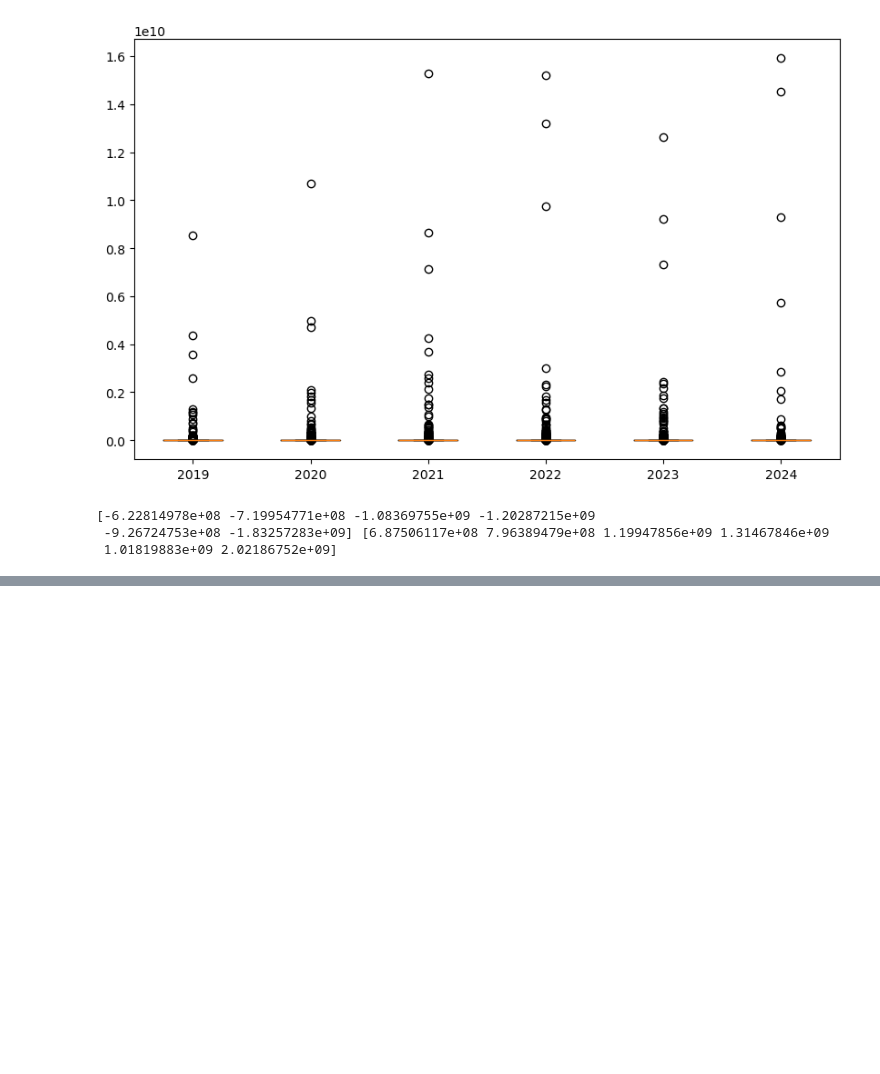
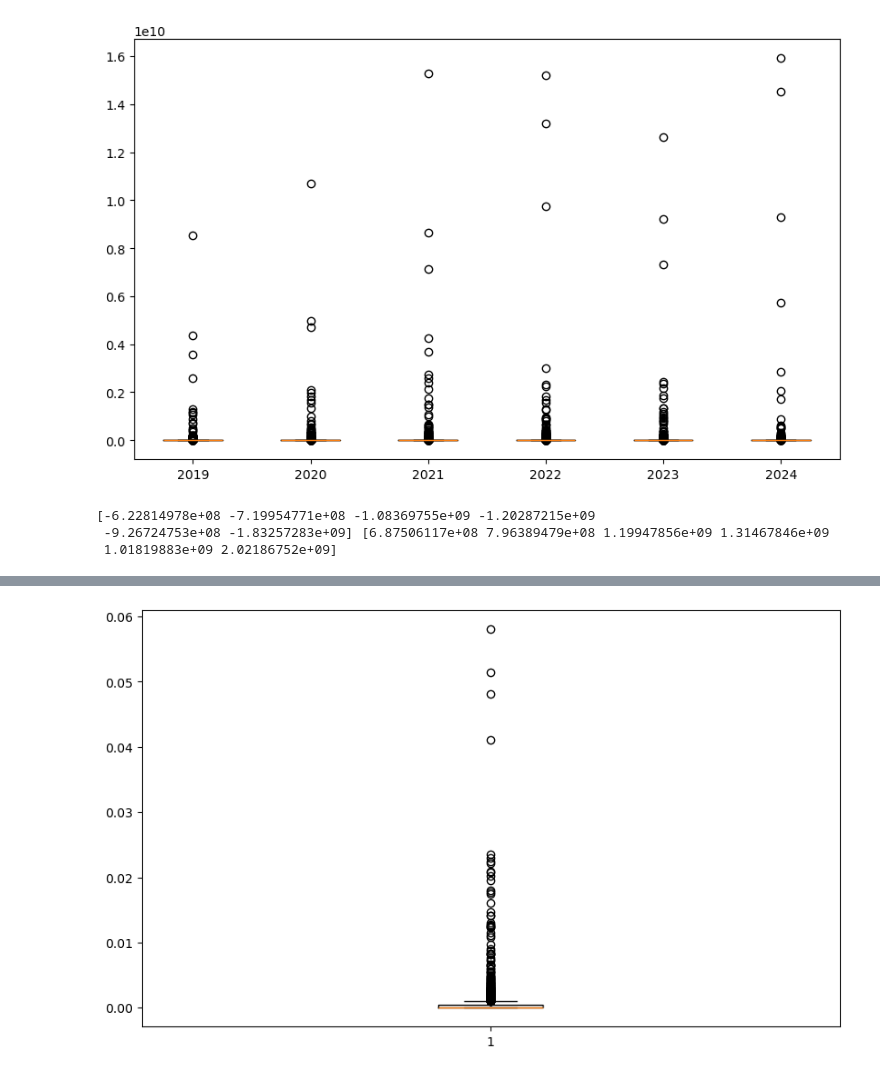
Before and after one commit to nichmars/Test, a Jupyter notebook: Marshall_Code.ipynb, the cells around one changed output, grey strips where cells are left out. Saved outputs shown, nothing was run; the diff lists cells and outputs as text; code cells hidden in the pictures; blank space fills up the shorter version.

Commit message:
Update Marshall_Code.ipynb
Playing around with normalization and outlier boxplots

```diff
--- a/Marshall_Code.ipynb
+++ b/Marshall_Code.ipynb
@@ -126,3 +126,6 @@ norm_stds = np.array([np.std(contributions_norm[0]), np.std(contributions_norm[1
 # %%
 lower_bounds = norm_means - 2*norm_stds
 upper_bounds = norm_means + 2*norm_stds
+
+mask_19 = (lower_bounds[0] < contributions_19_norm)& (contributions_19_norm < upper_bounds[0])
+middle_95_19_norm = contributions_19_norm[mask_19]
@@ -128,0 +145,2 @@ upper_bounds = norm_means + 2*norm_stds
+# %%
+middle_95_19 = middle_95_19_norm*(maxes[0] - mins[0])+ mins[0]
@@ -128,0 +160,11 @@ upper_bounds = norm_means + 2*norm_stds
+# %%
+data = [
+middle_95_19.dropna()
+]
+
+plt.figure(figsize=(10,6))
+plt.boxplot(data)
+# plt.xticks([1,2,3,4,5,6], ["2019","2020","2021","2022","2023","2024"])
+plt.show()
+# %% [output]
+[figure, added]
```
Also changed, not shown: parts of 2 cells of this notebook.
